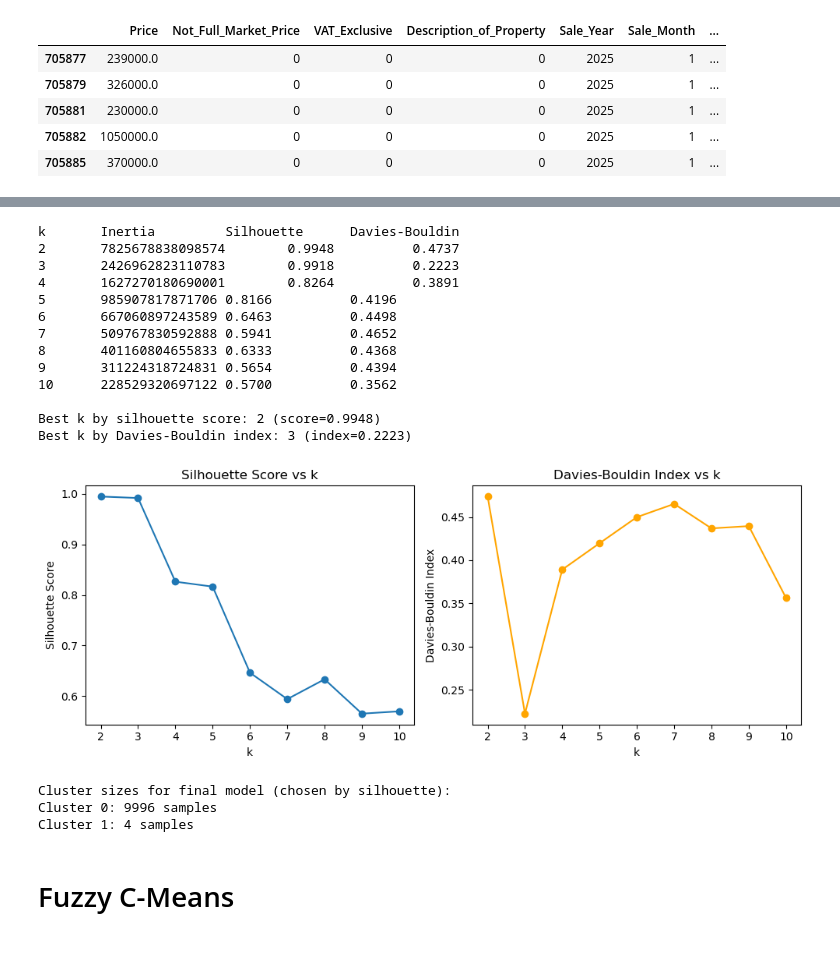
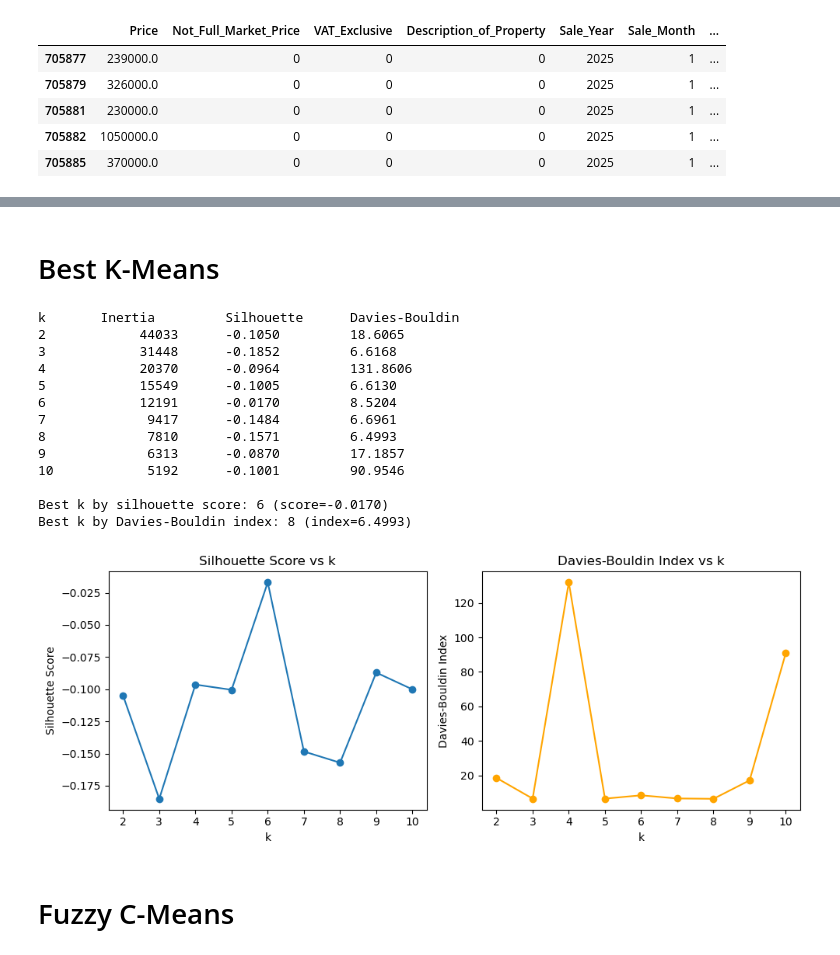
Before and after one commit to LuiisClaudio/ireland-real-estate-market-insights, a Jupyter notebook: Luis_Martins_CA1.ipynb, the cells around one changed output, grey strips where cells are left out. Saved outputs shown, nothing was run; the diff lists cells and outputs as text; code cells hidden in the pictures.

```diff
--- a/Luis_Martins_CA1.ipynb
+++ b/Luis_Martins_CA1.ipynb
@@ -273,7 +275,7 @@ data_final = data_final[data_final['Sale_Year'].isin([2025])].copy()
 print(f"Number of properties sold in 2025: {data_final.shape[0]}")
 print("\nBreakdown by year:")
 print(data_final['Sale_Year'].value_counts().sort_index())
-data_final = data_final.head(10000) # Limit to first 10000 rows
+# data_final = data_final.head(10000) # Limit to first 10000 rows
 data_final.head()
 # %% [output]
 Number of properties sold in 2025: 22103
@@ -299,6 +301,9 @@ data_final['County_Encoded'] = label_encoder.fit_transform(data_final['County'])
 
 # Drop the original 'County' column as we now have the encoded version
 data_final = data_final.drop(columns=['County'])
+# Filter to only include properties below €5 million
+data_final = data_final[data_final['Price'] < 5000000].copy()
+print(f"Number of properties below €5 million: {data_final.shape[0]}")
 
 # Show the mapping of counties to encoded values
 county_mapping = dict(zip(label_encoder.classes_, label_encoder.transform(label_encoder.classes_)))
@@ -474,3 +429,5 @@ Price Summary by Market Segment:
+# %% [markdown]
+# Best K-Means
 # %%
 
 from sklearn.cluster import KMeans
@@ -493,7 +450,7 @@ features_scaled = scaler_segment.fit_transform(features_for_clustering_all_featu
 
 for k in ks:
     km = KMeans(n_clusters=k, random_state=42, n_init=10)
-    labels = km.fit_predict(features_for_clustering_all_features)
+    labels = km.fit_predict(features_scaled)
     inertias.append(km.inertia_)
     sil_scores.append(silhouette_score(features_for_clustering_all_features, labels))
     db_scores.append(davies_bouldin_score(features_for_clustering_all_features, labels))
@@ -510,48 +467,36 @@ print(f"\nBest k by silhouette score: {best_k_sil} (score={max(sil_scores):0.4f}
 print(f"Best k by Davies-Bouldin index: {best_k_db} (index={min(db_scores):0.4f})")
 # %% [output]
 k       Inertia         Silhouette      Davies-Bouldin
-2       7825678838098574        0.9948          0.4737
-3       2426962823110783        0.9918          0.2223
-4       1627270180690001        0.8264          0.3891
-5       985907817871706 0.8166          0.4196
-6       667060897243589 0.6463          0.4498
-7       509767830592888 0.5941          0.4652
-8       401160804655833 0.6333          0.4368
-9       311224318724831 0.5654          0.4394
-10      228529320697122 0.5700          0.3562
+2            44033      -0.1050         18.6065
+3            31448      -0.1852         6.6168
+4            20370      -0.0964         131.8606
+5            15549      -0.1005         6.6130
+6            12191      -0.0170         8.5204
+7             9417      -0.1484         6.6961
+8             7810      -0.1571         6.4993
+9             6313      -0.0870         17.1857
+10            5192      -0.1001         90.9546
 
-Best k by silhouette score: 2 (score=0.9948)
-Best k by Davies-Bouldin index: 3 (index=0.2223)
+Best k by silhouette score: 6 (score=-0.0170)
+Best k by Davies-Bouldin index: 8 (index=6.4993)
 # %%
 # Plot the metrics
 plt.figure(figsize=(10,4))
 plt.subplot(1,2,1)
 plt.plot(ks, sil_scores, marker='o')
 plt.title('Silhouette Score vs k')
 plt.xlabel('k')
 plt.ylabel('Silhouette Score')
 
 plt.subplot(1,2,2)
 plt.plot(ks, db_scores, marker='o', color='orange')
 plt.title('Davies-Bouldin Index vs k')
 plt.xlabel('k')
 plt.ylabel('Davies-Bouldin Index')
 plt.tight_layout()
 plt.show()
-
-# Fit final model for the silhouette-optimal k and show cluster sizes
-final_k = best_k_sil
-final_km = KMeans(n_clusters=final_k, random_state=42, n_init=10).fit(features_for_clustering_all_features)
-final_labels = final_km.labels_
-(unique, counts) = np.unique(final_labels, return_counts=True)
-print("\nCluster sizes for final model (chosen by silhouette):")
-for u, c in zip(unique, counts):
-    print(f"Cluster {u}: {c} samples")
 # %% [output]
-[figure, old version]
+[figure, new version]
-Cluster sizes for final model (chosen by silhouette):
-Cluster 0: 9996 samples
-Cluster 1: 4 samples
 # %% [markdown]
 # Fuzzy C-Means
 # %%
```
Also changed, not shown: parts of 34 cells of this notebook.
